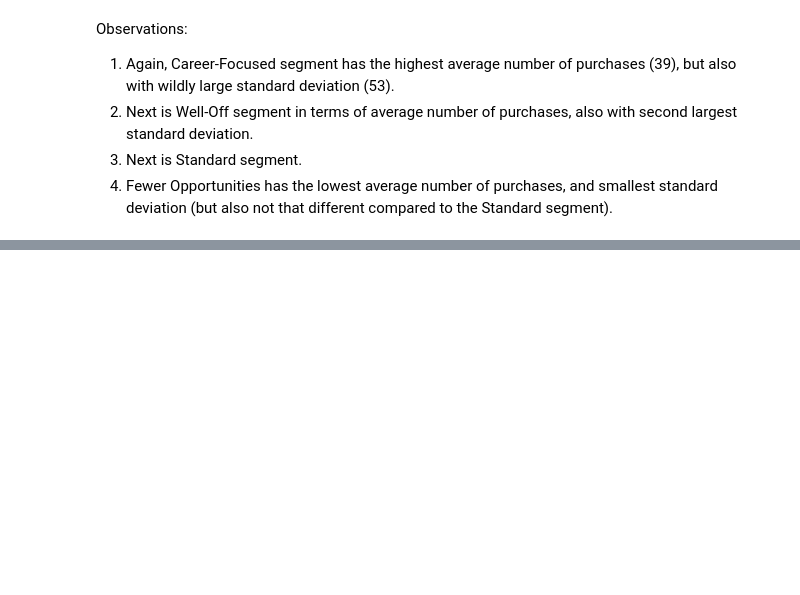
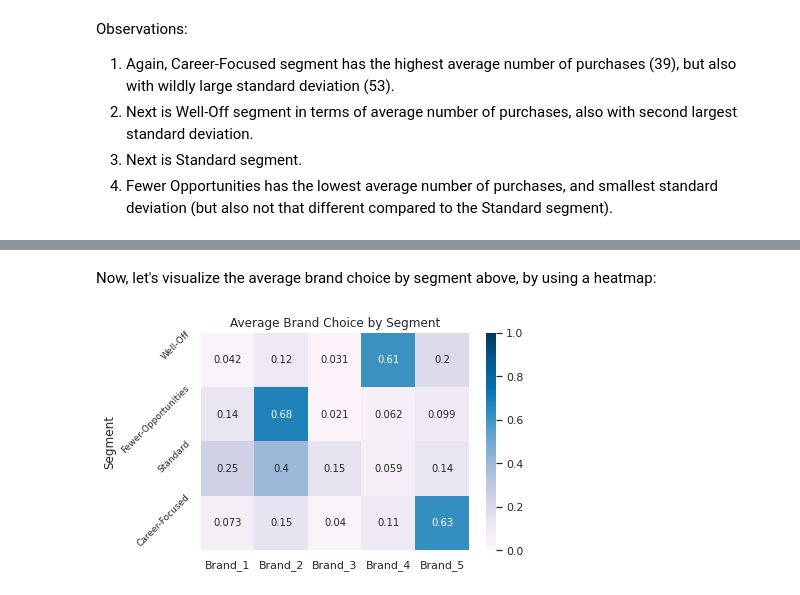
Before and after one commit to mihnguyen/udemy-customer-analytics, a Jupyter notebook: purchase-prediction/notebook_Purchase_Prediction.ipynb, the cells around one changed output, grey strips where cells are left out. Saved outputs shown, nothing was run; the diff lists cells and outputs as text; code cells hidden in the pictures; blank space fills up the shorter version.

```diff
--- a/purchase-prediction/notebook_Purchase_Prediction.ipynb
+++ b/purchase-prediction/notebook_Purchase_Prediction.ipynb
@@ -354,0 +361,2 @@ Observations:
+# %%
+df_purchase_cnt = df_purchase_predictors[df_purchase_predictors['Incidence'] ==1]  # Interesting, here on customer level, yet using dataframe that's on segment level.
@@ -354,0 +365,4 @@ Observations:
+# %%
+brand_dummies = pd.get_dummies(df_purchase_cnt['Brand'], prefix = 'Brand', prefix_sep = '_')
+brand_dummies['Segment'], brand_dummies['ID'] = df_purchase_cnt['Segment'], df_purchase_cnt['ID']  # left side: grouped by segment first, then ID – check this again to fully understand
+brand_dummies
@@ -354,0 +385,2 @@ Observations:
+# %%
+temp = brand_dummies.groupby(['ID'], as_index = True).mean()
@@ -354,0 +389,3 @@ Observations:
+# %%
+mean_brand_choice = temp.groupby(['Segment'], as_index = True).mean()
+mean_brand_choice
@@ -354,0 +399,14 @@ Observations:
+# %% [markdown]
+Now, let's visualize the average brand choice by segment above, by using a heatmap:
+# %%
+sns.heatmap(mean_brand_choice,
+            vmin = 0,
+            vmax = 1,
+            cmap = 'PuBu',
+            annot = True
+)
+plt.yticks([0,1,2,3], ['Well-Off', 'Fewer-Opportunities', 'Standard', 'Career-Focused'], rotation = 45, fontsize = 9)
+plt.title('Average Brand Choice by Segment')
+plt.show()
+# %% [output]
+[figure, added]
```
Also changed, not shown: parts of 8 cells of this notebook.
